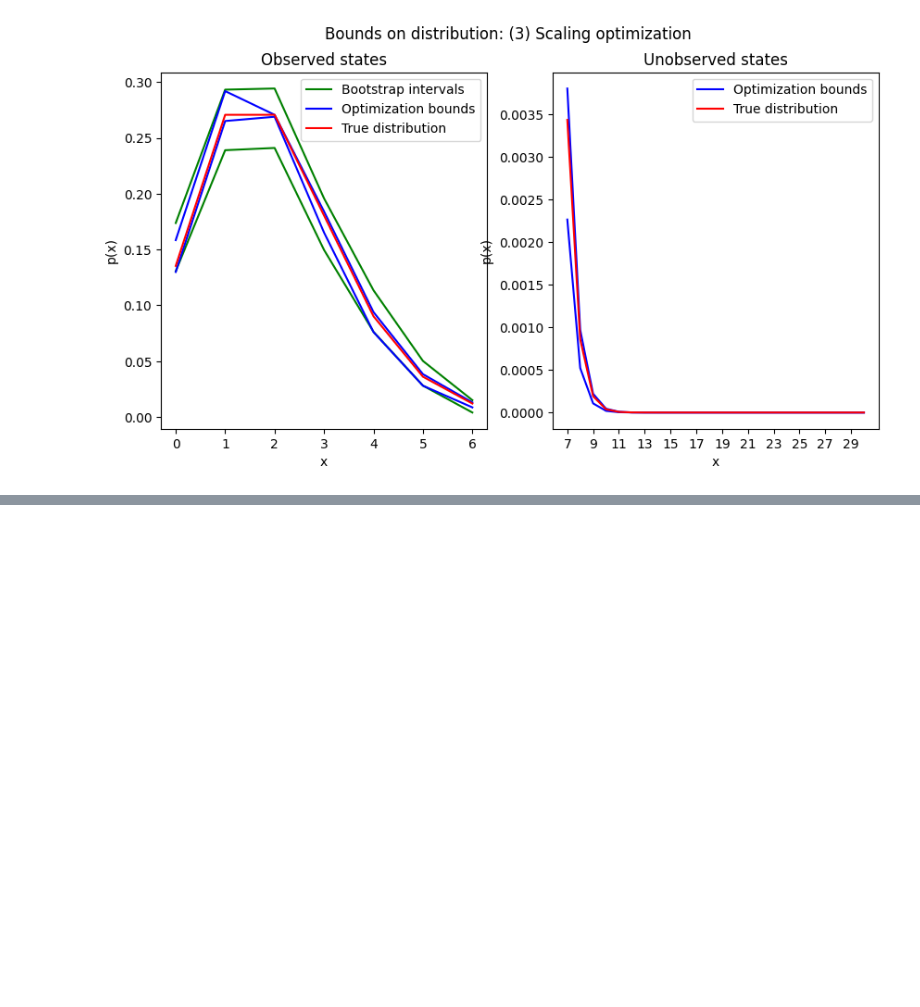
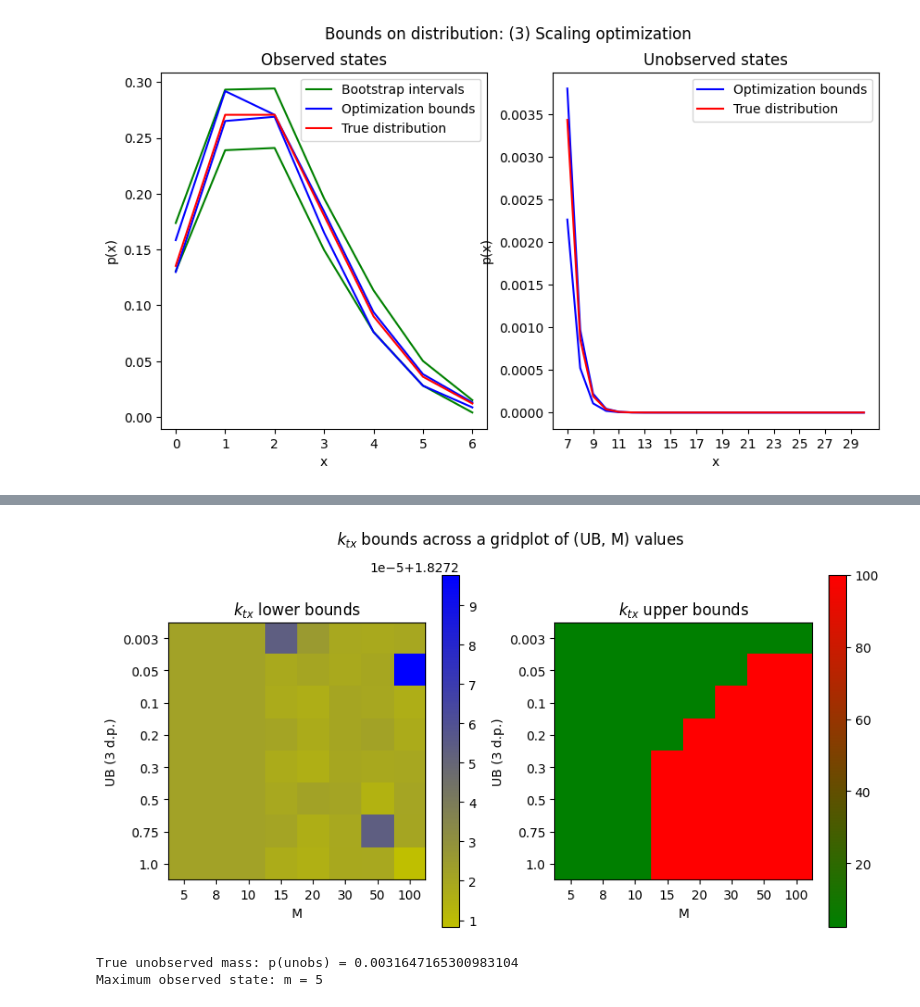
Before and after one commit to willjgh/M5R, a Jupyter notebook: Interaction/Bootstrap-Experiments/capture_scaling.ipynb, the cells around one changed output, grey strips where cells are left out. Saved outputs shown, nothing was run; the diff lists cells and outputs as text; code cells hidden in the pictures; blank space fills up the shorter version.

```diff
--- a/Interaction/Bootstrap-Experiments/capture_scaling.ipynb
+++ b/Interaction/Bootstrap-Experiments/capture_scaling.ipynb
@@ -906,0 +894,51 @@ plt.legend()
+# %%
+def labels(names, labels=7, rnd=False):
+    if rnd:
+        names = [str(round(x, 3)) for x in names]
+    nx = len(names)
+    no_labels = 7
+    step_x = int(nx / (no_labels - 1))
+    x_positions = np.arange(0,nx,step_x)
+    x_labels = names[::step_x]
+    return (x_positions, x_labels)
+# %%
+fig, axs = plt.subplots(1, 2, figsize=(10, 5))
+
+# separate results
+lower_bound_grid = scaling_bounds_grid[0, :, :]
+upper_bound_grid = scaling_bounds_grid[1, :, :]
+
+# lower bounds
+cmap = LinearSegmentedColormap.from_list('yb', [(0, "y"), (1, "b")], N=256)
+img_lb = axs[0].imshow(lower_bound_grid, cmap=cmap)#, vmin=vmin, vmax=vmax)
+axs[0].set_title(r"$k_{tx}$ lower bounds")
+cbar = plt.colorbar(img_lb, ax=axs[0])
+#cbar.set_label("Lower bound")
+axs[0].set_xticks(*labels(M_range))
+axs[0].set_xlabel("M")
+axs[0].set_yticks(*labels(UB_range, rnd=True))
+axs[0].set_ylabel("UB (3 d.p.)")
+
+# upper bounds
+#vmin = 2
+#vmax = 100
+cmap = LinearSegmentedColormap.from_list('gr', [(0, "g"), (1, "r")], N=256)
+img_ub = axs[1].imshow(upper_bound_grid, cmap=cmap)#, vmin=vmin, vmax=vmax)
+axs[1].set_title(r"$k_{tx}$ upper bounds")
+cbar = plt.colorbar(img_ub, ax=axs[1])
+#cbar.set_label("Upper bound")
+axs[1].set_xticks(*labels(M_range))
+axs[1].set_xlabel("M")
+axs[1].set_yticks(*labels(UB_range, rnd=True))
+axs[1].set_ylabel("UB (3 d.p.)")
+
+plt.suptitle(r"$k_{tx}$ bounds across a gridplot of (UB, M) values ")
+plt.show()
+# %% [output]
+[figure, added]
+# %%
+print(f"True unobserved mass: p(unobs) = {m_unobs}")
+print(f"Maximum observed state: m = {tmax}")
+# %% [output]
+True unobserved mass: p(unobs) = 0.0031647165300983104
+Maximum observed state: m = 5
```
Also changed, not shown: parts of 57 cells of this notebook.
